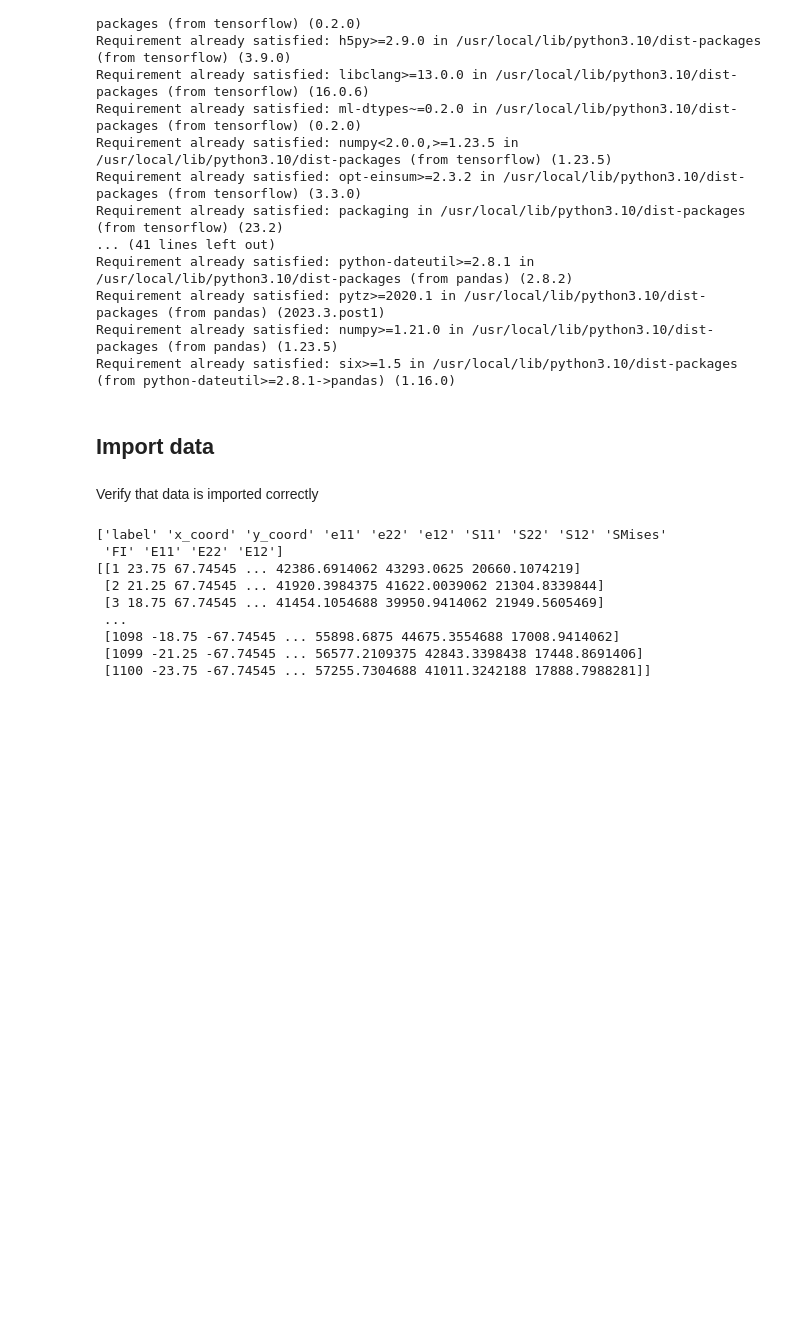
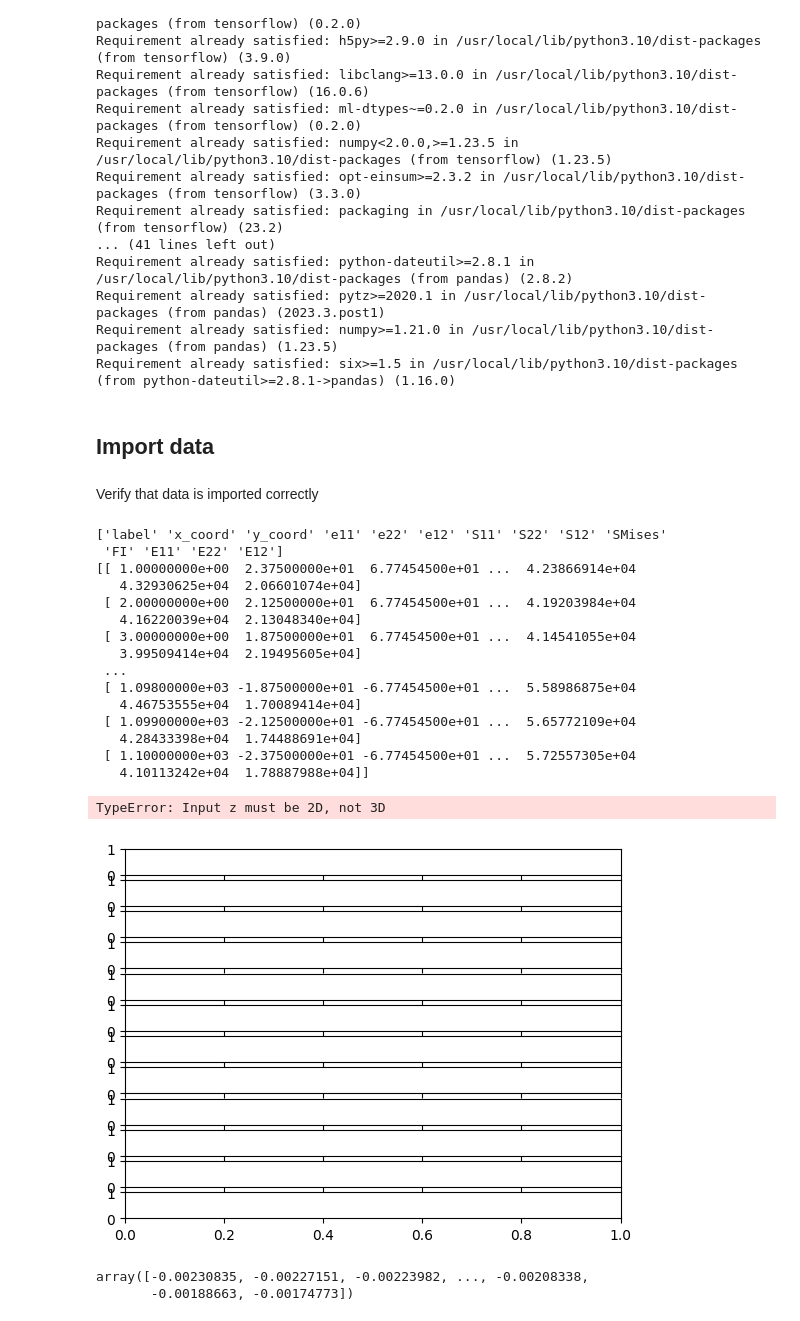
Before and after one commit to KFHICL/TBDCML, a Jupyter notebook: MultiDimTBDCNet.ipynb, the cells around one changed output. Cells and saved outputs as stored; diff of their text form; code cells hidden in the pictures; blank space fills up the shorter version.

Commit message:
Data import formatting

```diff
--- a/MultiDimTBDCNet.ipynb
+++ b/MultiDimTBDCNet.ipynb
@@ -75,22 +75,46 @@ def loadSample(path = str):
   coords = [[x for x in coords[y] if x] for y in range(len(values[:,1]))] # remove empty array elements
   coords = np.array([[float(x) for x in coords[y][0:2]] for y in range(len(values[:,1]))]) # Take 2d coordinates and convert to float
 
-  values = np.column_stack((values[:,0],coords,values[:,2:])) # Create a new values vector which contains the coordinates
+
+  values = np.column_stack((values[:,0],coords,values[:,2:])).astype(float) # Create a new values vector which contains the coordinates
+  # values = values.astype(np.float)
 
   headers = np.concatenate(([[headers[0],'x_coord','y_coord'],headers[2:]])) # rectify the headers to include x and y coordinates separately
 
   return headers, values
-# %%
-testHeaders, testSample = loadSample('data/Unnotched_TBDC_2022_0.csv')
-print(testHeaders)
-print(testSample)
-# %% [output]
-['label' 'x_coord' 'y_coord' 'e11' 'e22' 'e12' 'S11' 'S22' 'S12' 'SMises'
- 'FI' 'E11' 'E22' 'E12']
-[[1 23.75 67.74545 ... 42386.6914062 43293.0625 20660.1074219]
- [2 21.25 67.74545 ... 41920.3984375 41622.0039062 21304.8339844]
- [3 18.75 67.74545 ... 41454.1054688 39950.9414062 21949.5605469]
- ...
- [1098 -18.75 -67.74545 ... 55898.6875 44675.3554688 17008.9414062]
- [1099 -21.25 -67.74545 ... 56577.2109375 42843.3398438 17448.8691406]
- [1100 -23.75 -67.74545 ... 57255.7304688 41011.3242188 17888.7988281]]
+# %%
+testHeaders, testSample = loadSample('data/Unnotched_TBDC_2022_0.csv')
+print(testHeaders)
+print(testSample)
+
+
+fig, axs = plt.subplots(12, 1, sharex=True, sharey=True)
+# for i in range(len(testHeaders[3:])):
+x, y = np.meshgrid(testSample[:,1], testSample[:,1])
+
+for i in range(1):
+  axs[i].contourf([x,y], testSample[:,i+3])
+  axs[i].set_title(testHeaders[:,i+3])
+# %% [output]
+['label' 'x_coord' 'y_coord' 'e11' 'e22' 'e12' 'S11' 'S22' 'S12' 'SMises'
+ 'FI' 'E11' 'E22' 'E12']
+[[ 1.00000000e+00  2.37500000e+01  6.77454500e+01 ...  4.23866914e+04
+   4.32930625e+04  2.06601074e+04]
+ [ 2.00000000e+00  2.12500000e+01  6.77454500e+01 ...  4.19203984e+04
+   4.16220039e+04  2.13048340e+04]
+ [ 3.00000000e+00  1.87500000e+01  6.77454500e+01 ...  4.14541055e+04
+   3.99509414e+04  2.19495605e+04]
+ ...
+ [ 1.09800000e+03 -1.87500000e+01 -6.77454500e+01 ...  5.58986875e+04
+   4.46753555e+04  1.70089414e+04]
+ [ 1.09900000e+03 -2.12500000e+01 -6.77454500e+01 ...  5.65772109e+04
+   4.28433398e+04  1.74488691e+04]
+ [ 1.10000000e+03 -2.37500000e+01 -6.77454500e+01 ...  5.72557305e+04
+   4.10113242e+04  1.78887988e+04]]
+TypeError: Input z must be 2D, not 3D
+[figure, added]
+# %%
+testSample[:,i+3]
+# %% [output]
+array([-0.00230835, -0.00227151, -0.00223982, ..., -0.00208338,
+       -0.00188663, -0.00174773])
```
